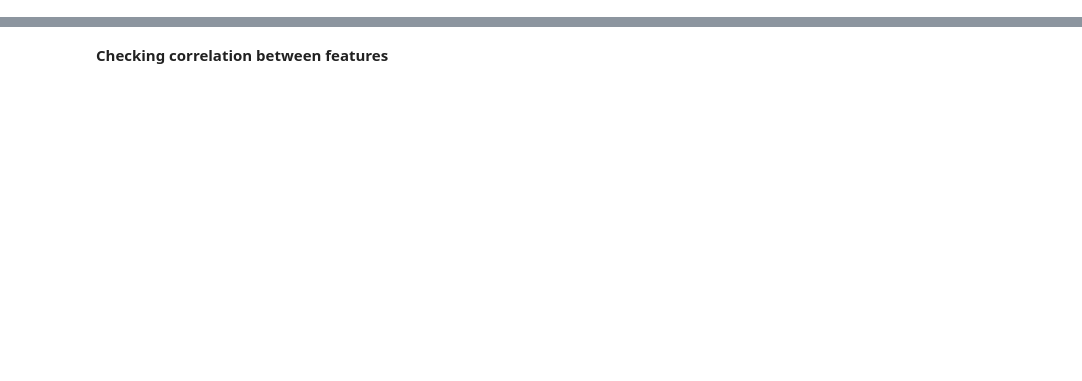
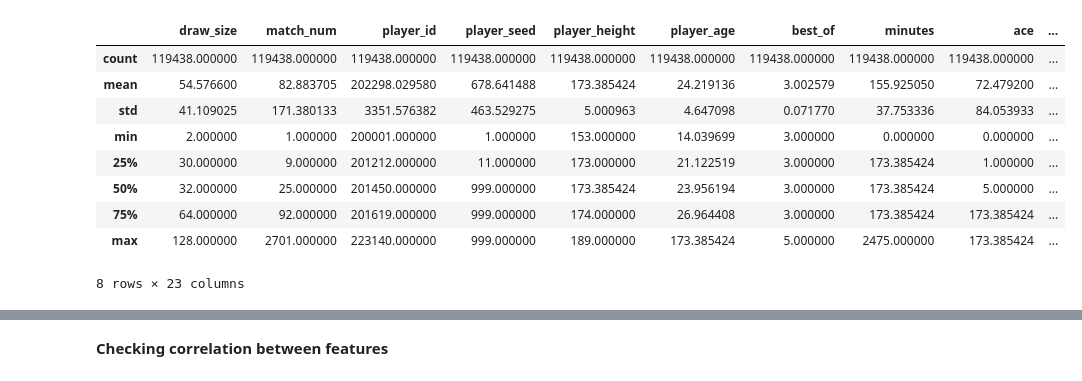
Before and after one commit to DSEI21000-S21/project-tennis-ml, a Jupyter notebook: ATP_ML.ipynb, the cells around one changed output, grey strips where cells are left out. Cells and saved outputs as stored; diff of their text form; code cells hidden in the pictures; blank space fills up the shorter version.

```diff
--- a/ATP_ML.ipynb
+++ b/ATP_ML.ipynb
@@ -68,0 +69,12 @@ memory usage: 26.4+ MB
+# %%
+wta_data = readData(path)
+wta_data = dropColumn(wta_data, ['player_entry'])
+wta_data = fillMissingDataMode(wta_data, ['surface', 'player_hand'])
+wta_data = fillMissingDataMean(wta_data, ['player_height', 'player_age', 'minutes', 'ace', 'double_fault', 'service_points_won', 'first_serve_made', 'first_serve_won',
+'second_serve_won', 'serve_game', 'break_point_saved', 'break_point_faced', 'player_rank','player_rank_points'])
+wta_data = fillMissingData999(wta_data, ['player_seed'])
+wta_data = convertDate(wta_data, 'tourney_date')
+wta_data = addDateFeatures(wta_data, 'tourney_date')
+wta_data = dropColumn(wta_data, ['player_ioc', 'score', 'tourney_id', 'tourney_date', 'player_name'])
+#wta_data = encodeColumn(wta_data, ['tourney_name','surface', 'tourney_level', 'player_hand','round'])
+wta_data = formatColumns(wta_data)
@@ -68,0 +121,13 @@ memory usage: 26.4+ MB
+# %%
+wta_data.describe()
+# %% [output]
+|  | draw_size | match_num | player_id | player_seed | player_height | player_age | best_of | minutes | ace | ... |
+| count | 119438.000000 | 119438.000000 | 119438.000000 | 119438.000000 | 119438.000000 | 119438.000000 | 119438.000000 | 119438.000000 | 119438.000000 | ... |
+| mean | 54.576600 | 82.883705 | 202298.029580 | 678.641488 | 173.385424 | 24.219136 | 3.002579 | 155.925050 | 72.479200 | ... |
+| std | 41.109025 | 171.380133 | 3351.576382 | 463.529275 | 5.000963 | 4.647098 | 0.071770 | 37.753336 | 84.053933 | ... |
+| min | 2.000000 | 1.000000 | 200001.000000 | 1.000000 | 153.000000 | 14.039699 | 3.000000 | 0.000000 | 0.000000 | ... |
+| 25% | 30.000000 | 9.000000 | 201212.000000 | 11.000000 | 173.000000 | 21.122519 | 3.000000 | 173.385424 | 1.000000 | ... |
+| 50% | 32.000000 | 25.000000 | 201450.000000 | 999.000000 | 173.385424 | 23.956194 | 3.000000 | 173.385424 | 5.000000 | ... |
+| 75% | 64.000000 | 92.000000 | 201619.000000 | 999.000000 | 174.000000 | 26.964408 | 3.000000 | 173.385424 | 173.385424 | ... |
+| max | 128.000000 | 2701.000000 | 223140.000000 | 999.000000 | 189.000000 | 173.385424 | 5.000000 | 2475.000000 | 173.385424 | ... |
+8 rows × 23 columns
```
Also changed, not shown: parts of 22 cells of this notebook.
